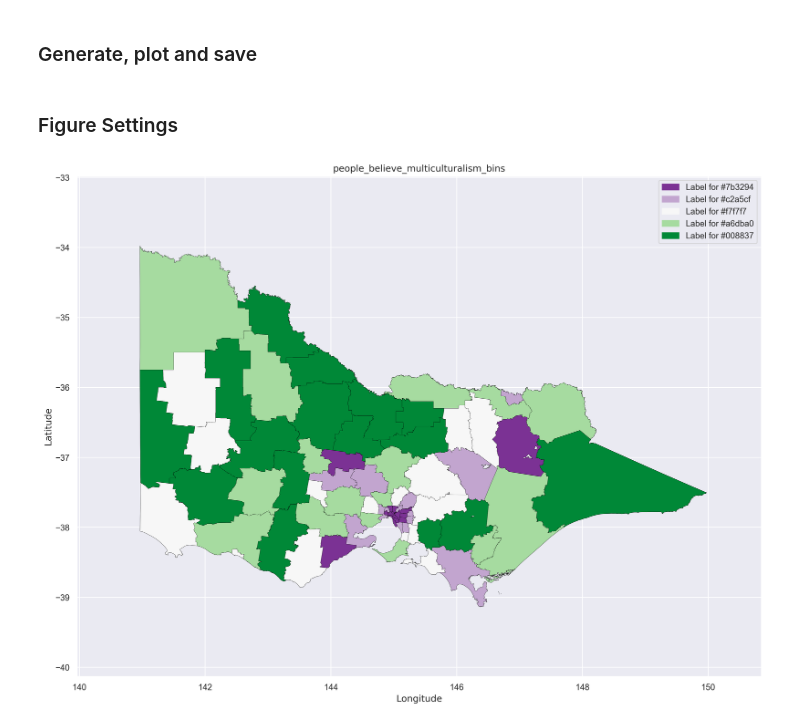
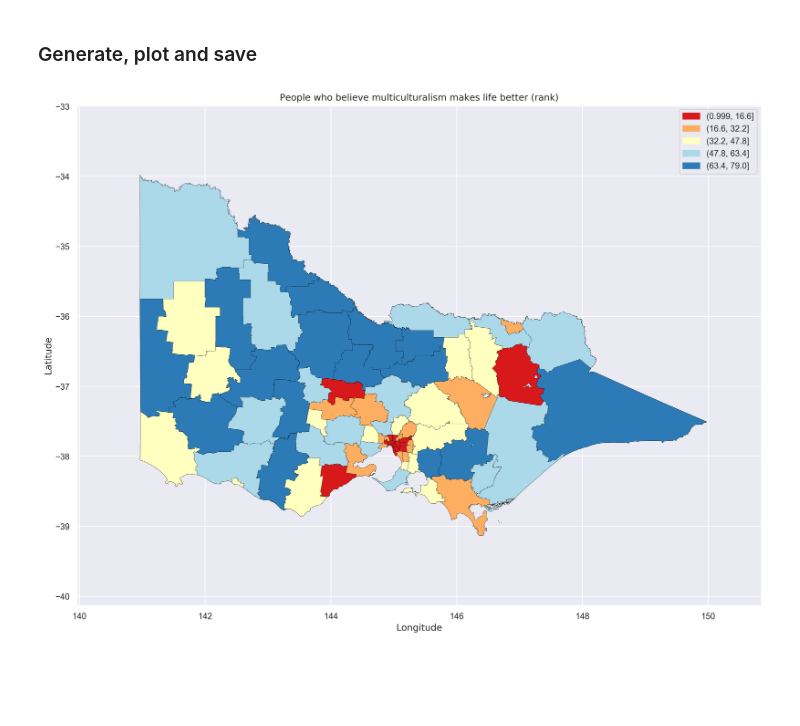
Before and after one commit to danielc92/python_nb_visualization, a Jupyter notebook: notebook_visualize_shapefile_generation.ipynb, the cells around one changed output. Cells and saved outputs as stored; diff of their text form; code cells hidden in the pictures; blank space fills up the shorter version.

Commit message:
Cleaned code and commented sections for visualize_shapefile_generation notebook

```diff
--- a/notebook_visualize_shapefile_generation.ipynb
+++ b/notebook_visualize_shapefile_generation.ipynb
@@ -156,6 +152,6 @@ cols5band = {'BrBg':['#a6611a','#dfc27d','#f5f5f5','#80cdc1','#018571'],
 # %%
 # Set the colour key
-key = 'PRGn'
+key = 'RdYlBu'
 colours = cols5band[key]
 # %%
 colours
@@ -164,2 +162,15 @@ colours
+# %%
+export_path = '/users/danielcorcoran/desktop/github_repos/python_nb_visualization/seaborn_exports/'
+border_colour = 'black'
+fig_width = 16
+fig_height = 12
+linewidth = 0.22
+alpha = 1
+rev_colours = False
+
+#####################################
+
+if rev_colours == True:
+    colours = list(reversed(colours))
 # %% [markdown]
 ### Generate, plot and save
@@ -168,2 +176,0 @@ columns = [column for column in data5.columns if column not in original_columns]
-# %% [markdown]
-### Figure Settings
@@ -176,46 +177,61 @@ border_colour = 'black'
+# %%
+aus_collection = fiona.Collection(shapepath, 'r')
+# %%
+vic_collection = [pol for pol in aus_collection
+                  if pol['geometry'] is not None and pol['properties']['STE_NAME16'] == 'Victoria']
 # %%
-for column in columns:
+for column in process_columns:
 
+    bin_col_name = column + bins_name_suffix
+    bin_index_col_name = column + bins_index_suffix
+
+    # Create figure
     fig = plt.figure(1, figsize=(fig_width, fig_height), dpi=300)
 
     ax = fig.add_subplot(111)
 
-    with collection(shapepath, "r") as input:
-        for pol in input:
-            if pol['geometry'] is not None and pol['properties']['STE_NAME16'] == 'Victoria':
+    # Build chart
+    for pol in vic_collection:
 
-                lga_code = float(pol['properties']['LGA_CODE16'])
-                if lga_code in list(data5['LGA Code']):
+        lga_code = float(pol['properties']['LGA_CODE16'])
+        if lga_code in list(data5['LGA Code']):
 
-                    row = data5[data5['LGA Code'] == lga_code]
-                    row2 = row.reset_index(drop = True)
-                    colour_code = row2.loc[0, column]
-                    shape_colour = colours[colour_code]
+            row = data5[data5[lga_code_column] == lga_code]
+            row2 = row.reset_index(drop=True)
+            colour_code = row2.loc[0, bin_index_col_name]
+            shape_colour = colours[colour_code]
 
-                    ax.add_patch(PolygonPatch(pol['geometry'],
-                                 fc= shape_colour,
-                                 ec=border_colour,
-                                 linewidth = linewidth,
-                                 alpha=alpha ))
+            ax.add_patch(
+                PolygonPatch(
+                    pol['geometry'],
+                    fc=shape_colour,
+                    ec=border_colour,
+                    linewidth=linewidth,
+                    alpha=alpha))
 
-    xMin, yMin, xMax, yMax  = multipolygon.bounds
+    # Set x/y axes
+    xMin, yMin, xMax, yMax = multipolygon.bounds
     offset = 1
     ax.set_xlim(xMin + -offset, xMax + offset)
     ax.set_ylim(yMin - offset, yMax + offset)
 
-    font = {'fontname':'Heltevitica'}
+    # Set text attributes
+    font = {'fontname': 'Heltevitica'}
     ax.set_xlabel('Longitude', **font)
     ax.set_ylabel('Latitude', **font)
     ax.set_title(column, **font)
 
     # Create Legend
-    handles = [mpatches.Patch(color = colour, label = 'Label for {}'.format(colour)) for colour in colours]
+    data6 = data5.drop_duplicates(subset = [bin_index_col_name]).sort_values(bin_index_col_name)
+    labels = list(data6[bin_col_name])
+
+    handles = [mpatches.Patch(color=colours[index], label = label) for index, label in enumerate(labels)]
+
     plt.legend(handles=handles)
 
-    # Export to .svg
     # Create timestamp
     ts = datetime.datetime.now().strftime('%y%m%d%H%M%S')
     # Implant timestamp and key to filename
-    fig.savefig('/users/danielcorcoran/desktop/github_repos/python_nb_visualization/seaborn_exports/LGA_VIC16_{}_{}.png'.format(key,ts))
+    fig.savefig(export_path + 'LGA_VIC16_{}_{}.png'.format(key, ts))
 # %% [output]
-[figure, old version]
+[figure, new version]
```
Also changed, not shown: parts of 27 cells of this notebook, 16 other files.
